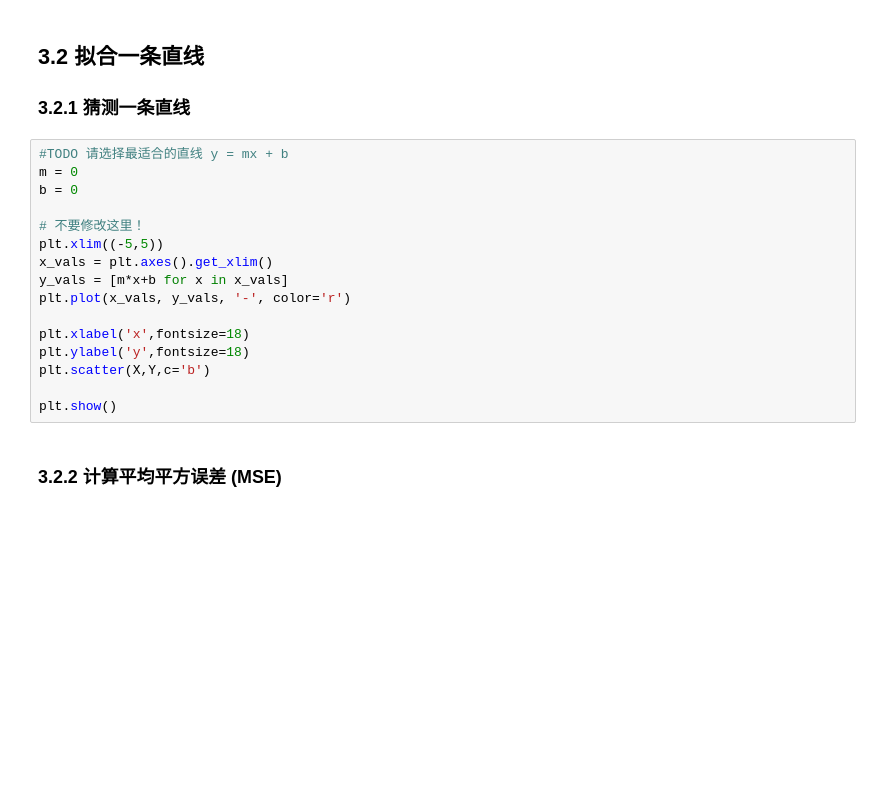
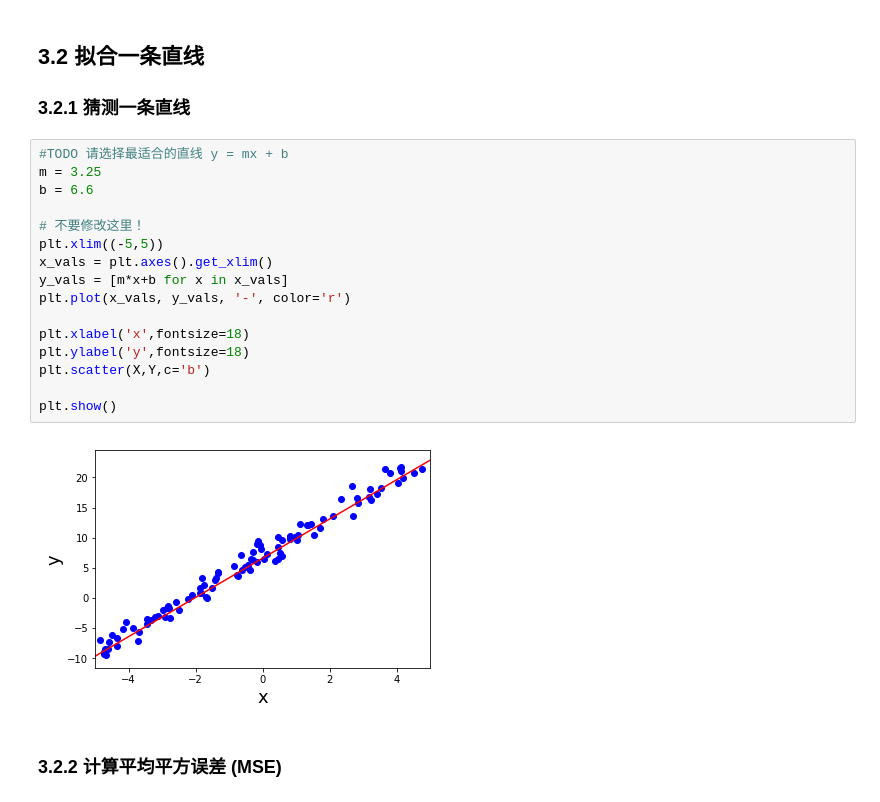
Before and after one commit to lujianshun/linear_algebra-master, a Jupyter notebook: linear_regression_project.ipynb, the cells around one changed output. Drawn from its saved outputs; the diff is of its cells as text; blank space fills up the shorter version.

```diff
--- a/linear_regression_project.ipynb
+++ b/linear_regression_project.ipynb
@@ -438,20 +448,22 @@ NameError: name 'seed' is not defined
 ### 3.2.1 猜测一条直线
 # %%
 #TODO 请选择最适合的直线 y = mx + b
-m = 0
-b = 0
+m = 3.25
+b = 6.6
 
 # 不要修改这里！
 plt.xlim((-5,5))
 x_vals = plt.axes().get_xlim()
 y_vals = [m*x+b for x in x_vals]
 plt.plot(x_vals, y_vals, '-', color='r')
 
 plt.xlabel('x',fontsize=18)
 plt.ylabel('y',fontsize=18)
 plt.scatter(X,Y,c='b')
 
 plt.show()
+# %% [output]
+[figure, added]
 # %% [markdown]
 ### 3.2.2 计算平均平方误差 (MSE)
 # %% [markdown]
```
Also changed, not shown: parts of 18 cells of this notebook, 1 other file.
